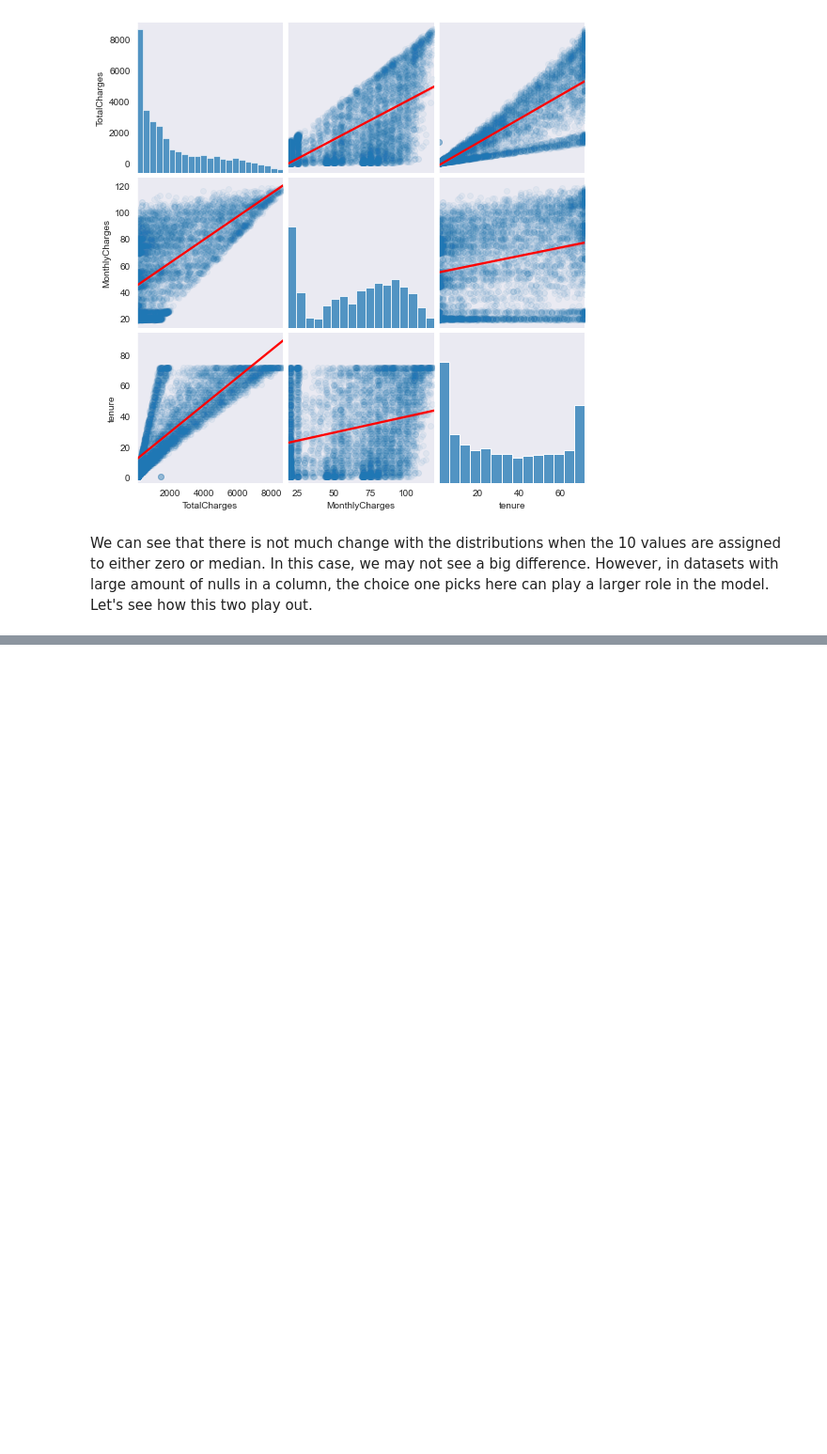
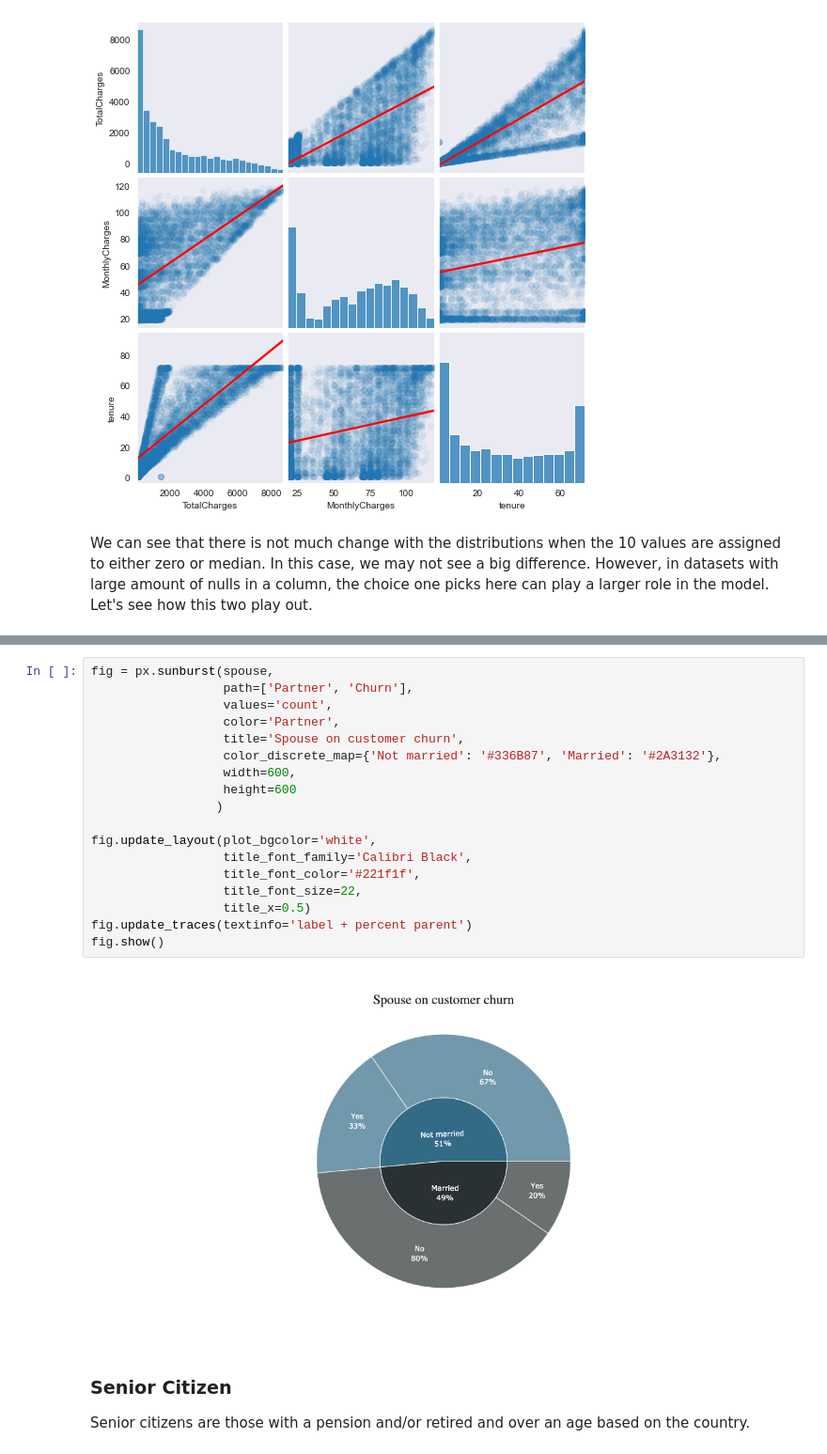
Before and after one commit to dwsmith1983/teleco_churn_kaggle, a Jupyter notebook: Teleco_Churn_Kaggle.ipynb, the cells around one changed output, grey strips where cells are left out. Shown at 94% size. Saved outputs shown, nothing was run; the diff lists cells and outputs as text; blank space fills up the shorter version.

```diff
--- a/Teleco_Churn_Kaggle.ipynb
+++ b/Teleco_Churn_Kaggle.ipynb
@@ -382,0 +413,23 @@ We can see that there is not much change with the distributions when the 10 valu
+# %%
+fig = px.sunburst(spouse,
+                  path=['Partner', 'Churn'],
+                  values='count',
+                  color='Partner',
+                  title='Spouse on customer churn',
+                  color_discrete_map={'Not married': '#336B87', 'Married': '#2A3132'},
+                  width=600,
+                  height=600
+                 )
+
+fig.update_layout(plot_bgcolor='white',
+                  title_font_family='Calibri Black',
+                  title_font_color='#221f1f',
+                  title_font_size=22,
+                  title_x=0.5)
+fig.update_traces(textinfo='label + percent parent')
+fig.show()
+# %% [output]
+[figure, added]
+# %% [markdown]
+### Senior Citizen
+Senior citizens are those with a pension and/or retired and over an age based on the country.
```
Also changed, not shown: parts of 13 cells of this notebook.
